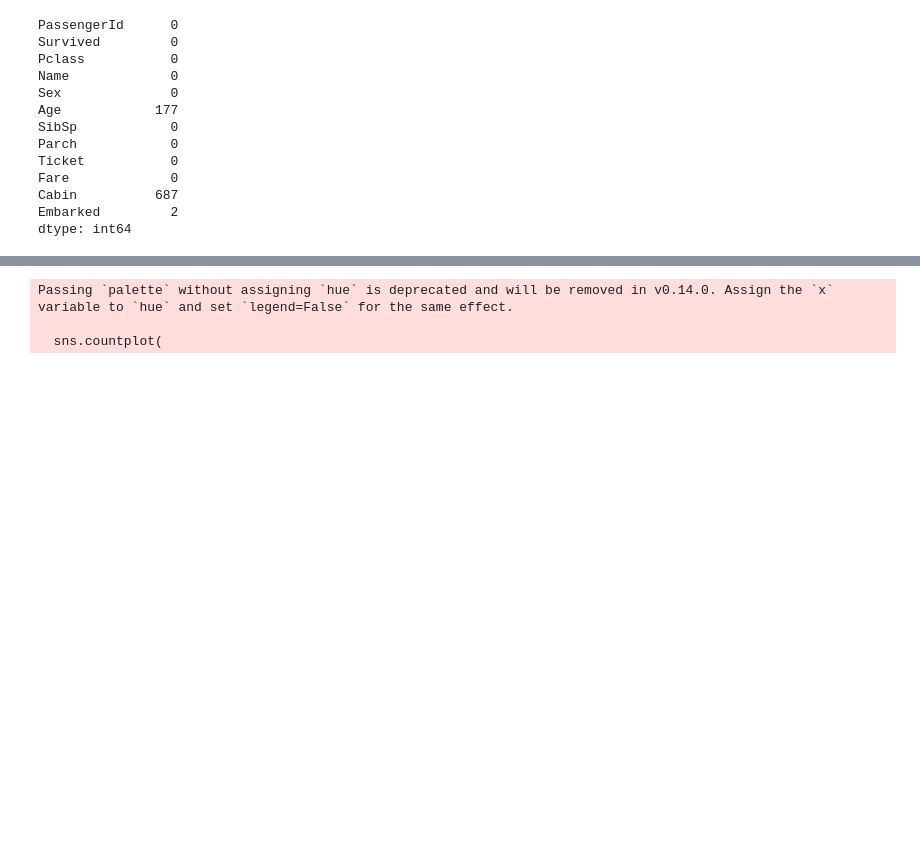
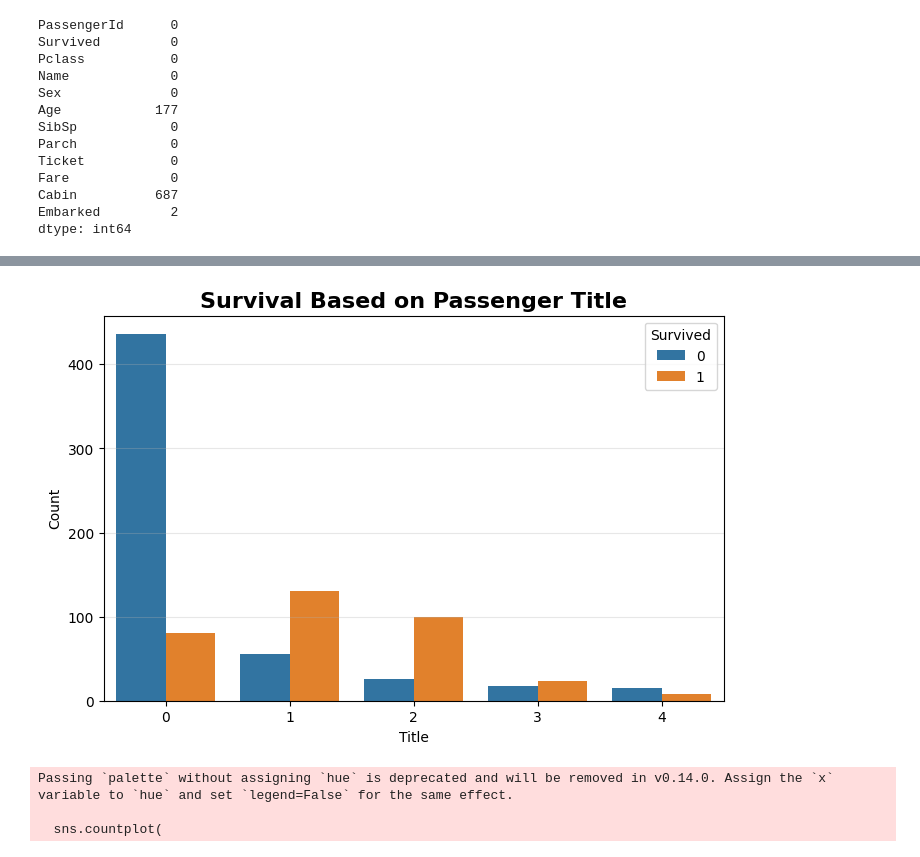
Before and after one commit to tanujaakkiraju-dotcom/CODSOFT, a Jupyter notebook: titanic.ipynb, the cells around one changed output, grey strips where cells are left out. Saved outputs shown, nothing was run; the diff lists cells and outputs as text; code cells hidden in the pictures; blank space fills up the shorter version.

```diff
--- a/titanic.ipynb
+++ b/titanic.ipynb
@@ -68,4 +68,33 @@ data = data.drop(columns='Cabin')
 data['Sex'] = data['Sex'].map({'male':0, 'female':1})
 
 data['Embarked'] = data['Embarked'].map({'S':0, 'C':1, 'Q':2})
+# %%
+data['FamilySize'] = data['SibSp'] + data['Parch'] + 1
+
+data['IsAlone'] = 0
+
+data.loc[data['FamilySize'] == 1, 'IsAlone'] = 1
+# %%
+data['Title'] = data['Name'].str.extract(' ([A-Za-z]+)\.', expand=False)
+# %%
+data['Title'] = data['Title'].replace(
+    ['Lady', 'Countess', 'Capt', 'Col',
+     'Don', 'Dr', 'Major', 'Rev',
+     'Sir', 'Jonkheer', 'Dona'],
+    'Rare'
+)
+
+data['Title'] = data['Title'].replace('Mlle', 'Miss')
+
+data['Title'] = data['Title'].replace('Ms', 'Miss')
+
+data['Title'] = data['Title'].replace('Mme', 'Mrs')
+# %%
+data['Title'] = data['Title'].map({
+    'Mr':0,
+    'Miss':1,
+    'Mrs':2,
+    'Master':3,
+    'Rare':4
+})
 # %%
@@ -95,0 +151,18 @@ The Logistic Regression model achieved an accuracy of 79.32%, demonstrating a st
+# %%
+plt.figure(figsize=(8,5))
+
+sns.countplot(x='Title', hue='Survived', data=data)
+
+plt.title('Survival Based on Passenger Title',
+          fontsize=16,
+          fontweight='bold')
+
+plt.xlabel('Title')
+
+plt.ylabel('Count')
+
+plt.grid(axis='y', alpha=0.3)
+
+plt.show()
+# %% [output]
+[figure, added]
```
Also changed, not shown: parts of 7 cells of this notebook.
